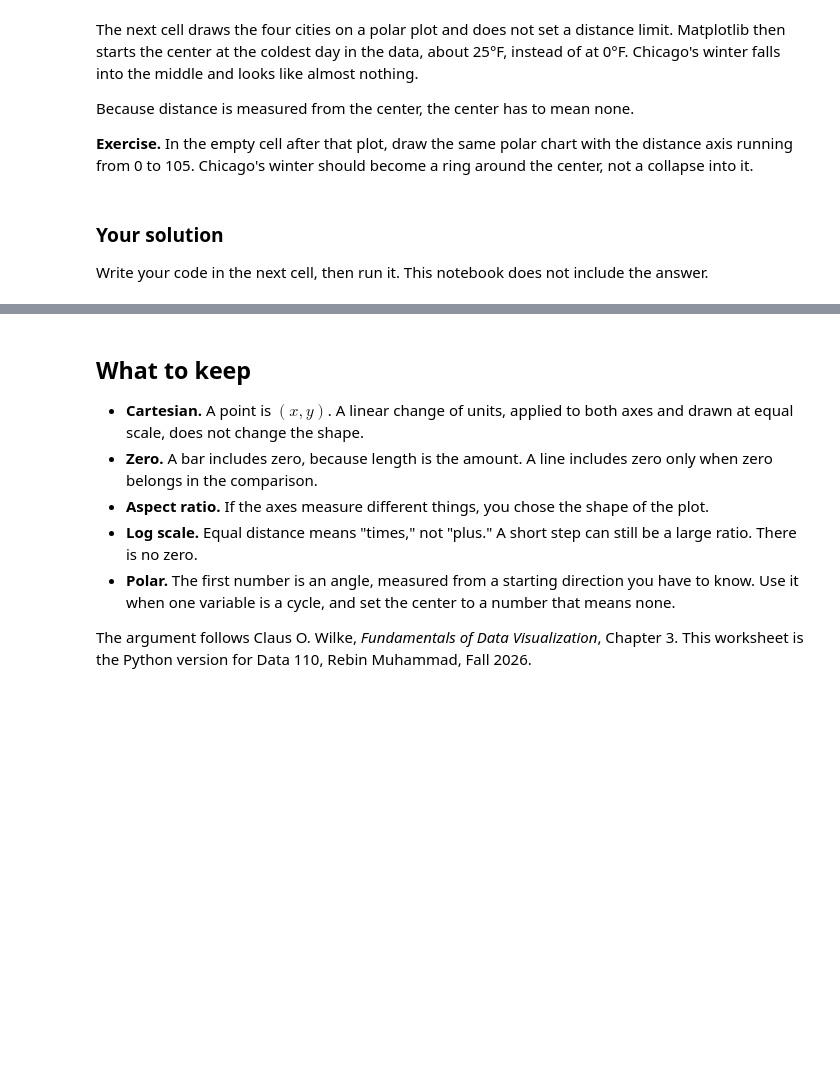
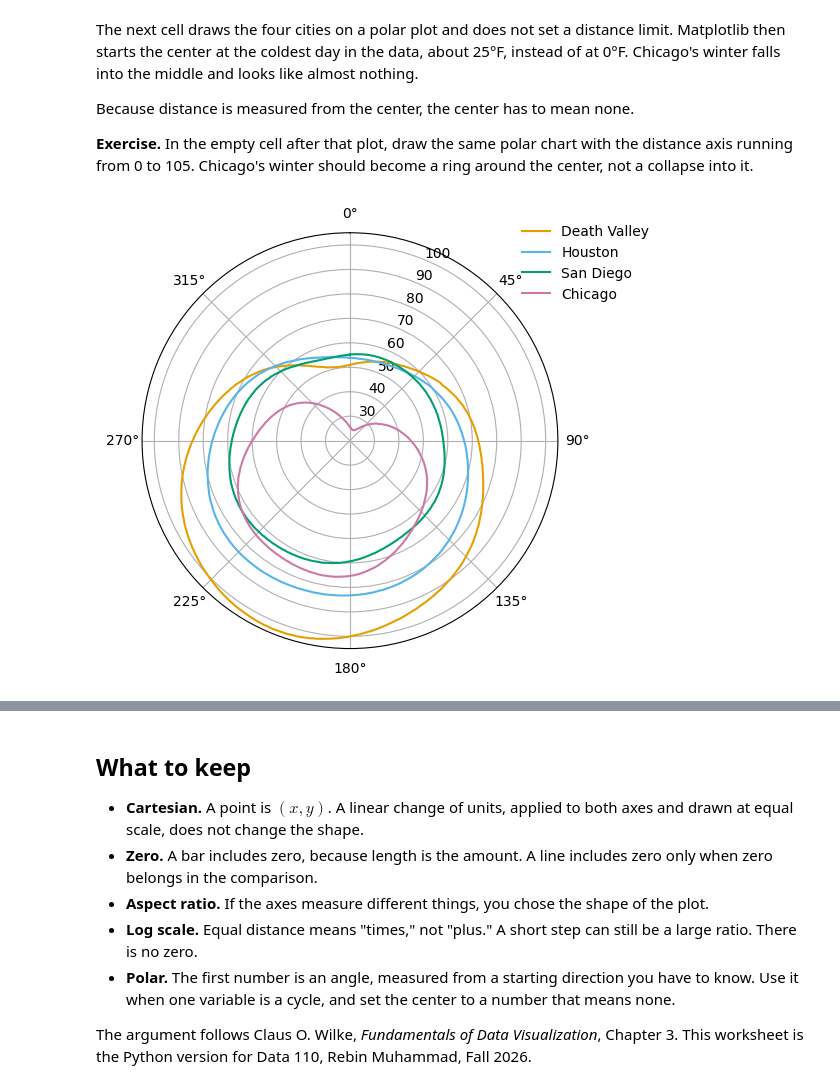
Before and after one commit to Alissa-Ouspen/data110_alissa, a Jupyter notebook: week4/Week4_Assign_coord_sys_axes_Alissa.ipynb, the cells around one changed output, grey strips where cells are left out. Drawn from its saved outputs; the diff is of its cells as text; code cells hidden in the pictures; blank space fills up the shorter version.

```diff
--- a/week4/Week4_Assign_coord_sys_axes_Alissa.ipynb
+++ b/week4/Week4_Assign_coord_sys_axes_Alissa.ipynb
@@ -569,21 +603,20 @@ Because distance is measured from the center, the center has to mean none.
 # %%
 death_valley_angle = (death_valley["day_of_year"] - 1) / 365 * 2 * np.pi
 san_diego_angle = (san_diego["day_of_year"] - 1) / 365 * 2 * np.pi
 chicago_angle = (chicago["day_of_year"] - 1) / 365 * 2 * np.pi
 
 fig = plt.figure(figsize=(6.2, 5.4))
 ax = fig.add_subplot(projection="polar")
 ax.set_theta_zero_location("N")   # 0 at the top, so January is at the top
 ax.set_theta_direction(-1)        # clockwise, like a clock
+ax.set_ylim(20, 105)
 
 ax.plot(death_valley_angle, death_valley["temperature"], color="#E69F00", label="Death Valley")
 ax.plot(houston_angle, houston["temperature"], color="#56B4E9", label="Houston")
 ax.plot(san_diego_angle, san_diego["temperature"], color="#009E73", label="San Diego")
 ax.plot(chicago_angle, chicago["temperature"], color="#CC79A7", label="Chicago")
 
-ax.legend(frameon=False, bbox_to_anchor=(1.25, 1.05))
+ax.legend(frameon = False, bbox_to_anchor = (1.25, 1.05))
 plt.show()
+# %% [output]
+[figure, added]
-# %% [markdown]
-### Your solution
-
-Write your code in the next cell, then run it. This notebook does not include the answer.
```
Also changed, not shown: parts of 13 cells of this notebook.
